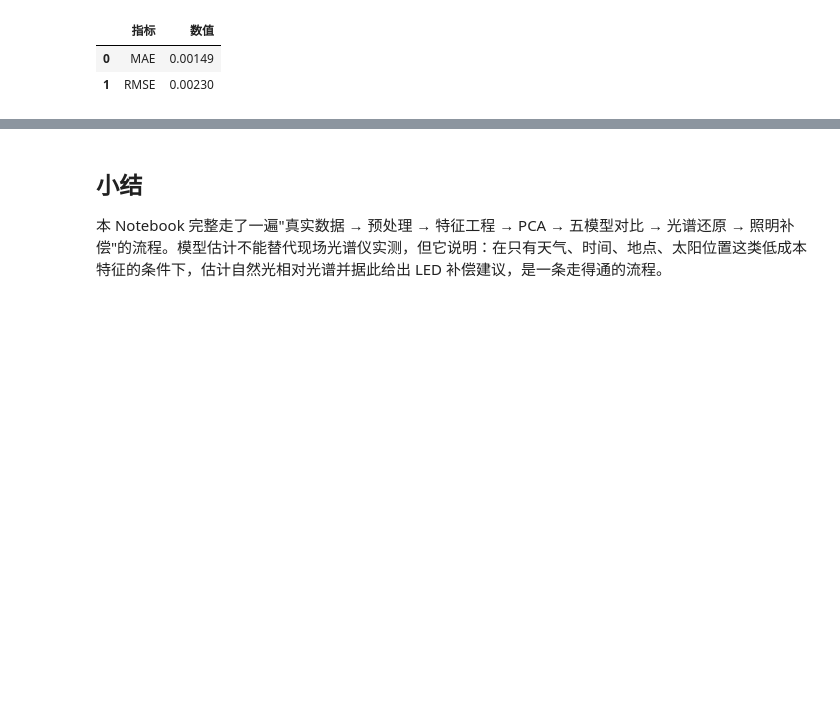
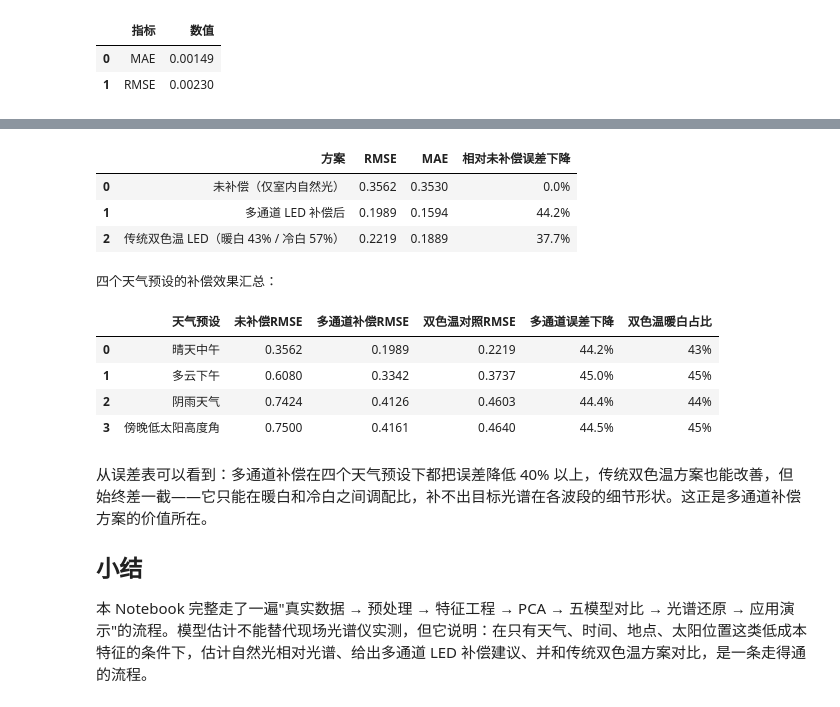
Before and after one commit to kmgcc/Pythian, a Jupyter notebook: python课设_代码/main.ipynb, the cells around one changed output, grey strips where cells are left out. Cells and saved outputs as stored; diff of their text form; code cells hidden in the pictures; blank space fills up the shorter version.

Commit message:
feat: Notebook 第 7 节改为应用环境演示并全量重跑（30 cells 零错误）
Co-Authored-By: Claude Fable 5 <noreply@anthropic.com>

```diff
--- a/python课设_代码/main.ipynb
+++ b/python课设_代码/main.ipynb
@@ -383,4 +432,24 @@ print(f"误差下降: {compensation.improvement_percent:.1f}%")
+# %%
+# 三种方案相对目标光谱的误差
+display(error_comparison_frame(demo))
+
+# 四个天气预设各跑一遍的汇总
+print("四个天气预设的补偿效果汇总：")
+display(preset_summary_frame(predictor, dataset))
+# %% [output]
+|  | 方案 | RMSE | MAE | 相对未补偿误差下降 |
+| 0 | 未补偿（仅室内自然光） | 0.3562 | 0.3530 | 0.0% |
+| 1 | 多通道 LED 补偿后 | 0.1989 | 0.1594 | 44.2% |
+| 2 | 传统双色温 LED（暖白 43% / 冷白 57%） | 0.2219 | 0.1889 | 37.7% |
+四个天气预设的补偿效果汇总：
+|  | 天气预设 | 未补偿RMSE | 多通道补偿RMSE | 双色温对照RMSE | 多通道误差下降 | 双色温暖白占比 |
+| 0 | 晴天中午 | 0.3562 | 0.1989 | 0.2219 | 44.2% | 43% |
+| 1 | 多云下午 | 0.6080 | 0.3342 | 0.3737 | 45.0% | 45% |
+| 2 | 阴雨天气 | 0.7424 | 0.4126 | 0.4603 | 44.4% | 44% |
+| 3 | 傍晚低太阳高度角 | 0.7500 | 0.4161 | 0.4640 | 44.5% | 45% |
 # %% [markdown]
+从误差表可以看到：多通道补偿在四个天气预设下都把误差降低 40% 以上，传统双色温方案也能改善，但始终差一截——它只能在暖白和冷白之间调配比，补不出目标光谱在各波段的细节形状。这正是多通道补偿方案的价值所在。
+
 ## 小结
 
-本 Notebook 完整走了一遍"真实数据 → 预处理 → 特征工程 → PCA → 五模型对比 → 光谱还原 → 照明补偿"的流程。模型估计不能替代现场光谱仪实测，但它说明：在只有天气、时间、地点、太阳位置这类低成本特征的条件下，估计自然光相对光谱并据此给出 LED 补偿建议，是一条走得通的流程。
+本 Notebook 完整走了一遍"真实数据 → 预处理 → 特征工程 → PCA → 五模型对比 → 光谱还原 → 应用演示"的流程。模型估计不能替代现场光谱仪实测，但它说明：在只有天气、时间、地点、太阳位置这类低成本特征的条件下，估计自然光相对光谱、给出多通道 LED 补偿建议、并和传统双色温方案对比，是一条走得通的流程。
```
Also changed, not shown: parts of 11 cells of this notebook, 9 other files.
